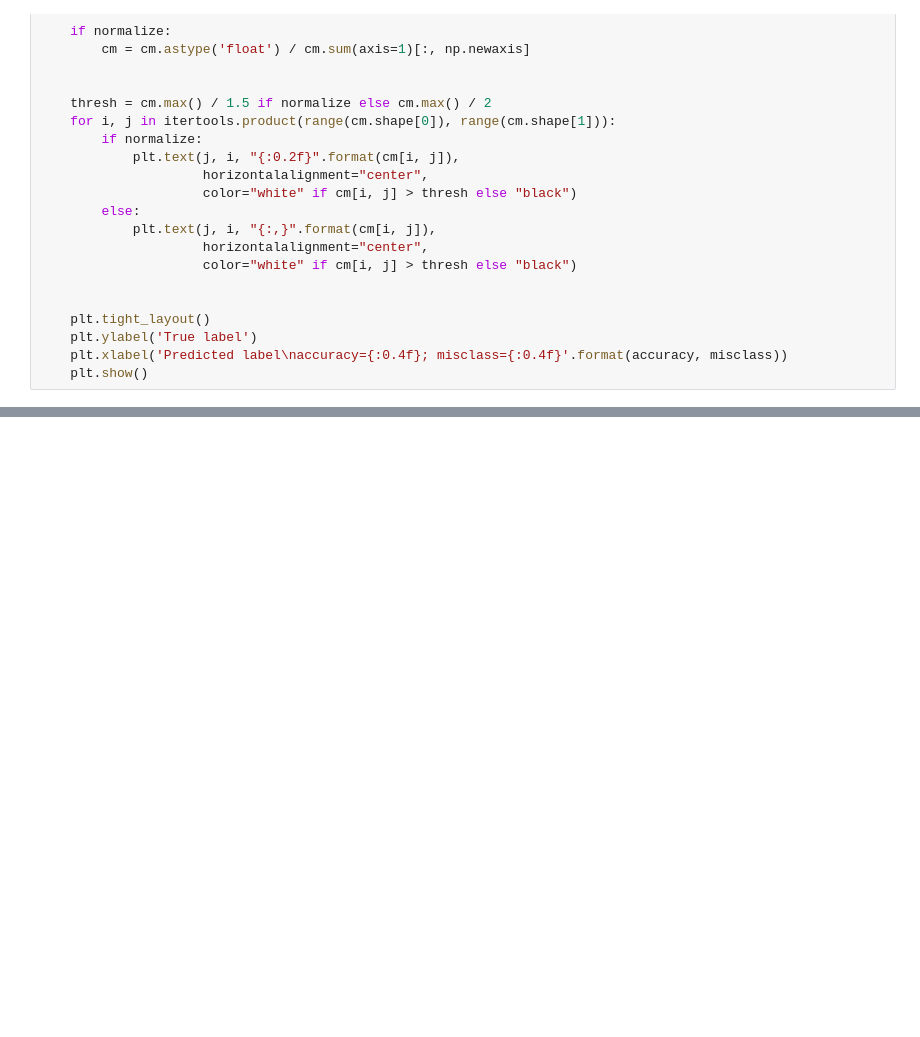
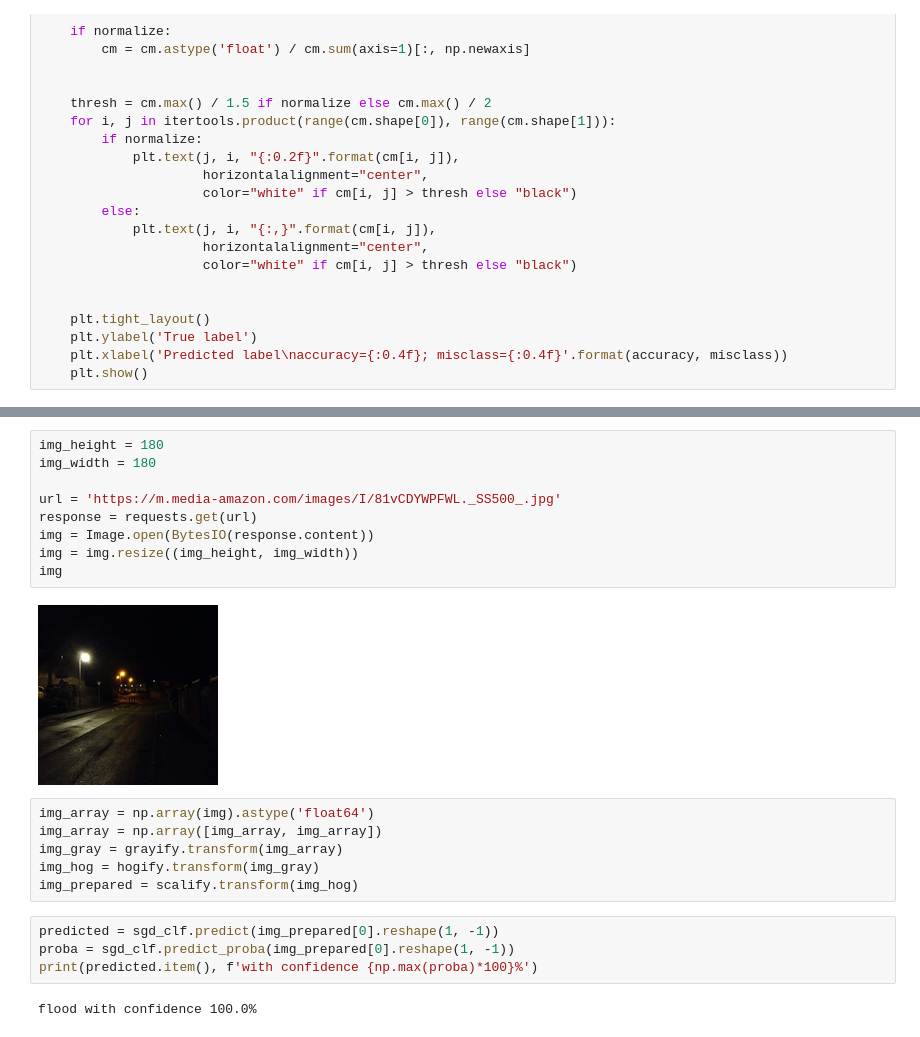
Before and after one commit to JimTaeH/MLOps323, a Jupyter notebook: ML_Model/ML Image Classification.ipynb, the cells around one changed output, grey strips where cells are left out. Saved outputs shown, nothing was run; the diff lists cells and outputs as text; blank space fills up the shorter version.

```diff
--- a/ML_Model/ML Image Classification.ipynb
+++ b/ML_Model/ML Image Classification.ipynb
@@ -378,0 +389,23 @@ plot_confusion_matrix(cm, target_names, title='Confusion matrix: SGD Classifier'
+# %%
+img_height = 180
+img_width = 180
+
+url = 'https://m.media-amazon.com/images/I/81vCDYWPFWL._SS500_.jpg'
+response = requests.get(url)
+img = Image.open(BytesIO(response.content))
+img = img.resize((img_height, img_width))
+img
+# %% [output]
+[figure, added]
+# %%
+img_array = np.array(img).astype('float64')
+img_array = np.array([img_array, img_array])
+img_gray = grayify.transform(img_array)
+img_hog = hogify.transform(img_gray)
+img_prepared = scalify.transform(img_hog)
+# %%
+predicted = sgd_clf.predict(img_prepared[0].reshape(1, -1))
+proba = sgd_clf.predict_proba(img_prepared[0].reshape(1, -1))
+print(predicted.item(), f'with confidence {np.max(proba)*100}%')
+# %% [output]
+flood with confidence 100.0%
```
Also changed, not shown: parts of 10 cells of this notebook.
